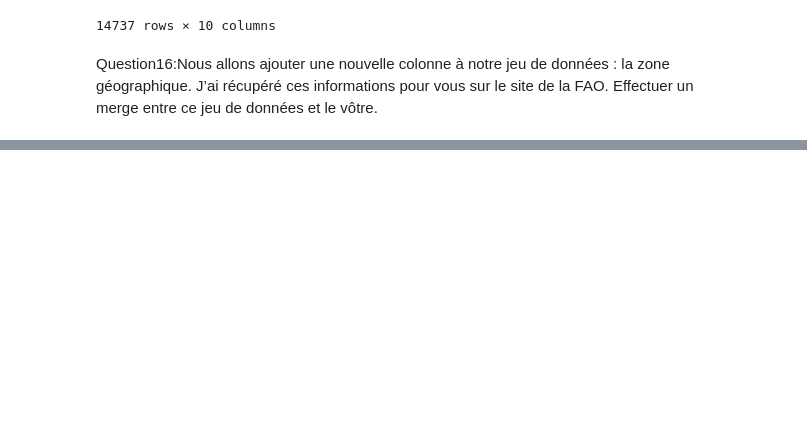
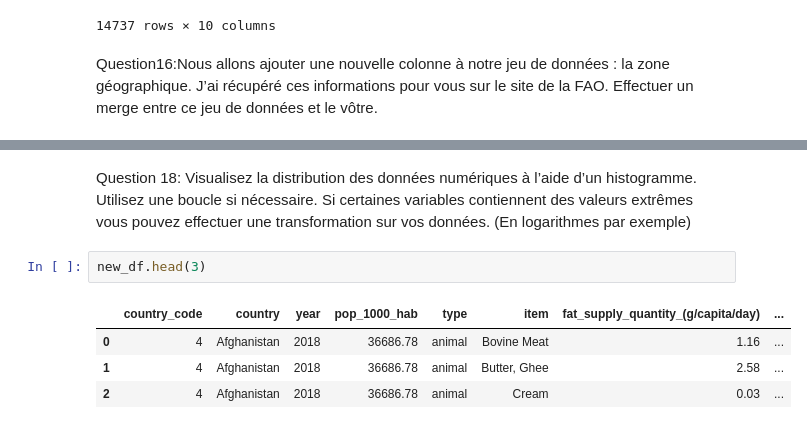
Before and after one commit to t7bo/projet-brief-pandas, a Jupyter notebook: kevin.ipynb, the cells around one changed output, grey strips where cells are left out. Saved outputs shown, nothing was run; the diff lists cells and outputs as text; blank space fills up the shorter version.

```diff
--- a/kevin.ipynb
+++ b/kevin.ipynb
@@ -296,0 +346,9 @@ Question16:Nous allons ajouter une nouvelle colonne à notre jeu de données : l
+# %% [markdown]
+Question 18: Visualisez la distribution des données numériques à l’aide d’un histogramme. Utilisez une boucle si nécessaire. Si certaines variables contiennent des valeurs extrêmes vous pouvez effectuer une transformation sur vos données. (En logarithmes par exemple)
+# %%
+new_df.head(3)
+# %% [output]
+|  | country_code | country | year | pop_1000_hab | type | item | fat_supply_quantity_(g/capita/day) | ... |
+| 0 | 4 | Afghanistan | 2018 | 36686.78 | animal | Bovine Meat | 1.16 | ... |
+| 1 | 4 | Afghanistan | 2018 | 36686.78 | animal | Butter, Ghee | 2.58 | ... |
+| 2 | 4 | Afghanistan | 2018 | 36686.78 | animal | Cream | 0.03 | ... |
```
Also changed, not shown: parts of 7 cells of this notebook, 2 other files.
